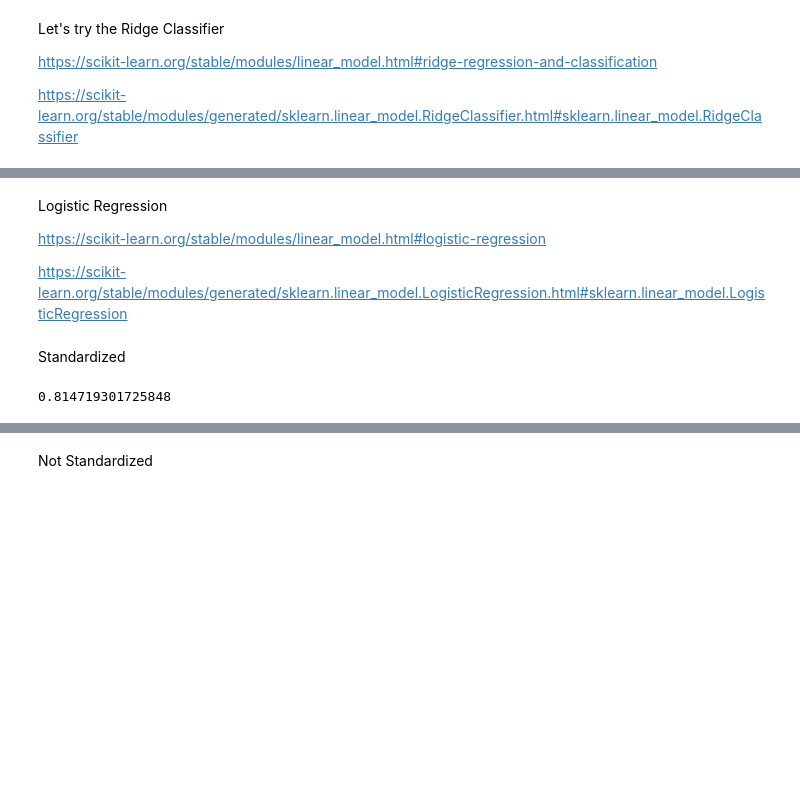
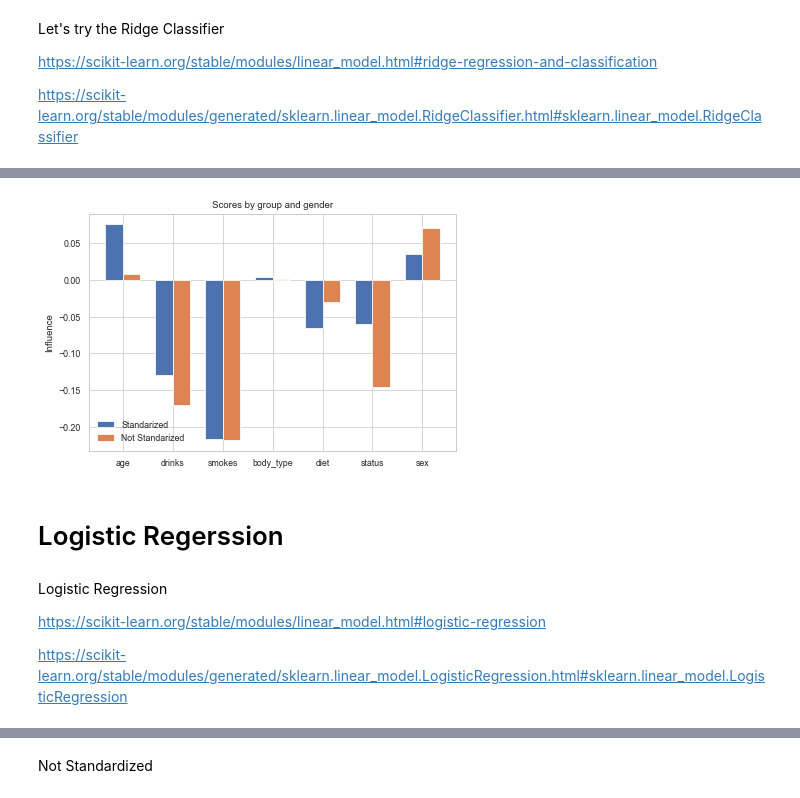
Before and after one commit to 4tolon/Date_a_Scientist, a Jupyter notebook: date-a-scientist.ipynb, the cells around one changed output, grey strips where cells are left out. Saved outputs shown, nothing was run; the diff lists cells and outputs as text; code cells hidden in the pictures; blank space fills up the shorter version.

```diff
--- a/date-a-scientist.ipynb
+++ b/date-a-scientist.ipynb
@@ -607,4 +622,8 @@ print(model_drugs_RC_s.score(test_features_drugs, test_labels_drugs))
 # %%
-model_drugs_RC_nc = linear_model.RidgeClassifier()
-model_drugs_RC_nc.fit(train_data_drugs,train_labels_drugs)
-print(model_drugs_RC_nc.score(test_data_drugs, test_labels_drugs))
+#Not Standardized
+start = time()
+model_drugs_RC_ns = linear_model.RidgeClassifier()
+model_drugs_RC_ns.fit(train_data_drugs,train_labels_drugs)
+done = time()
+sc_RC_ns = model_drugs_RC_ns.score(test_data_drugs, test_labels_drugs)
+t_RC_ns = done - start
@@ -627,0 +639,13 @@ plt.show()
+# %%
+coefficients_RC_s = model_drugs_RC_s.coef_
+coefficients_RC_ns = model_drugs_RC_ns.coef_
+coeflist_RC_s = coefficients_RC_s.tolist()[0]
+coeflist_RC_ns = coefficients_RC_ns.tolist()[0]
+RC_coef = [coeflist_RC_s, coeflist_RC_ns]
+
+df_RC = DataFrame(RC_coef)
+df_RC.columns = ['age','drinks','smokes', 'body_type', 'diet', 'status', 'sex']
+df_RC['Time to calc'] = [t_RC_s, t_RC_ns]
+df_RC['Type of data'] = ['Standarized', 'Not standarized']
+df_RC['model'] = 'Ridge Classifier'
+df_RC
@@ -628,15 +656,41 @@ plt.show()
+# %%
+# create plot
+labels = ['age','drinks','smokes', 'body_type', 'diet', 'status', 'sex']
+
+x = np.arange(len(labels))  # the label locations
+width = 0.35  # the width of the bars
+
+fig, ax = plt.subplots()
+rects1 = ax.bar(x - width/2, coeflist_RC_s, width, label='Standarized')
+rects2 = ax.bar(x + width/2, coeflist_RC_ns, width, label='Not Standarized')
+
+# Add some text for labels, title and custom x-axis tick labels, etc.
+ax.set_ylabel('Influence')
+ax.set_title('Scores by group and gender')
+ax.set_xticks(x)
+ax.set_xticklabels(labels)
+ax.legend()
+
+fig.tight_layout()
+
+plt.show()
+# %% [output]
+[figure, added]
+# %% [markdown]
+# Logistic Regerssion
 # %% [markdown]
 Logistic Regression
 
 https://scikit-learn.org/stable/modules/linear_model.html#logistic-regression
 
 https://scikit-learn.org/stable/modules/generated/sklearn.linear_model.LogisticRegression.html#sklearn.linear_model.LogisticRegression
-# %% [markdown]
-Standardized
 # %%
 from sklearn.linear_model import LogisticRegression
+
+#Standardized
+start = time()
 model_drugs_LR_s = LogisticRegression()
 model_drugs_LR_s.fit(train_features_drugs,train_labels_drugs)
-print(model_drugs_LR_s.score(test_features_drugs, test_labels_drugs))
+done = time()
+sc_LR_s = model_drugs_LR_s.score(test_features_drugs, test_labels_drugs)
+t_LR_s = done - start
-# %% [output]
-0.814719301725848
```
Also changed, not shown: parts of 61 cells of this notebook.
